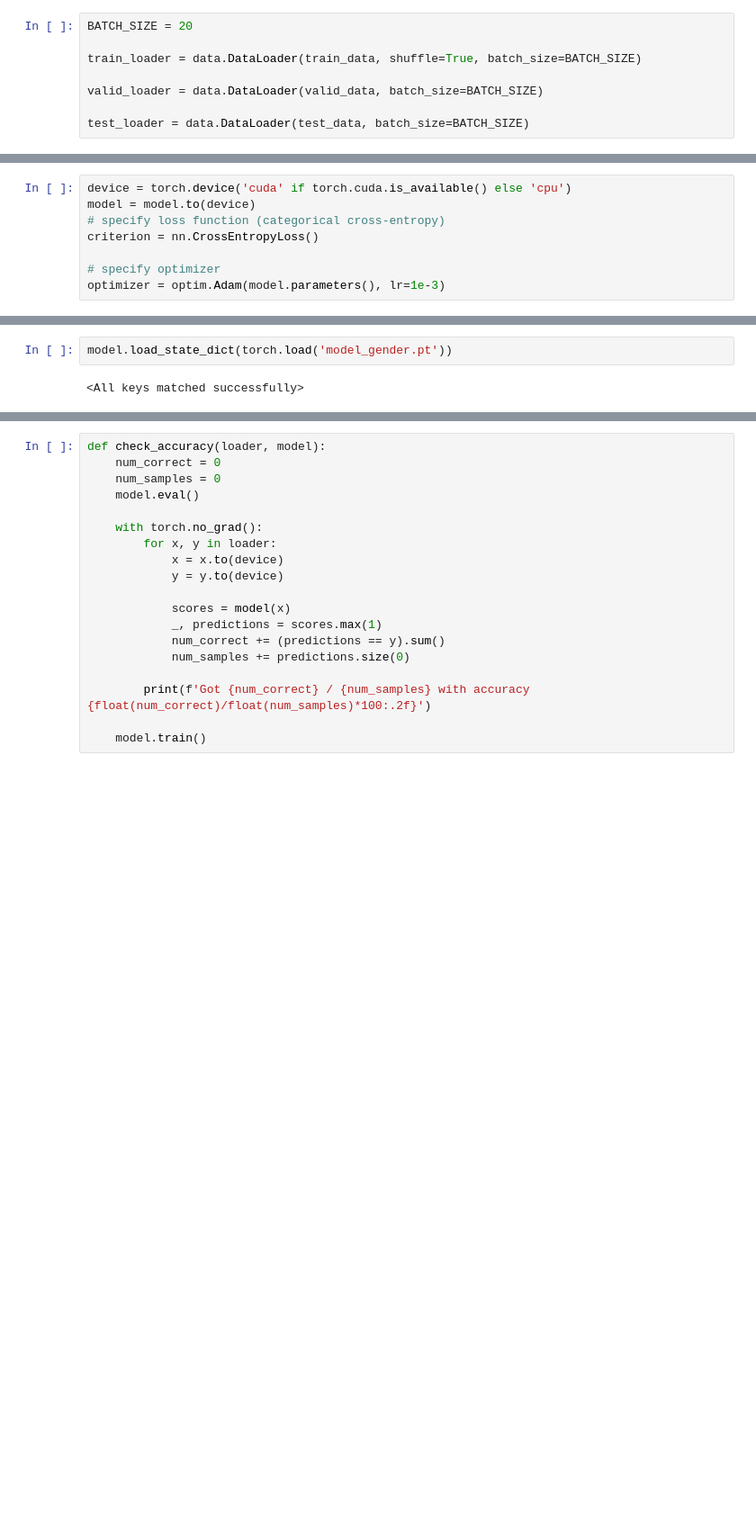
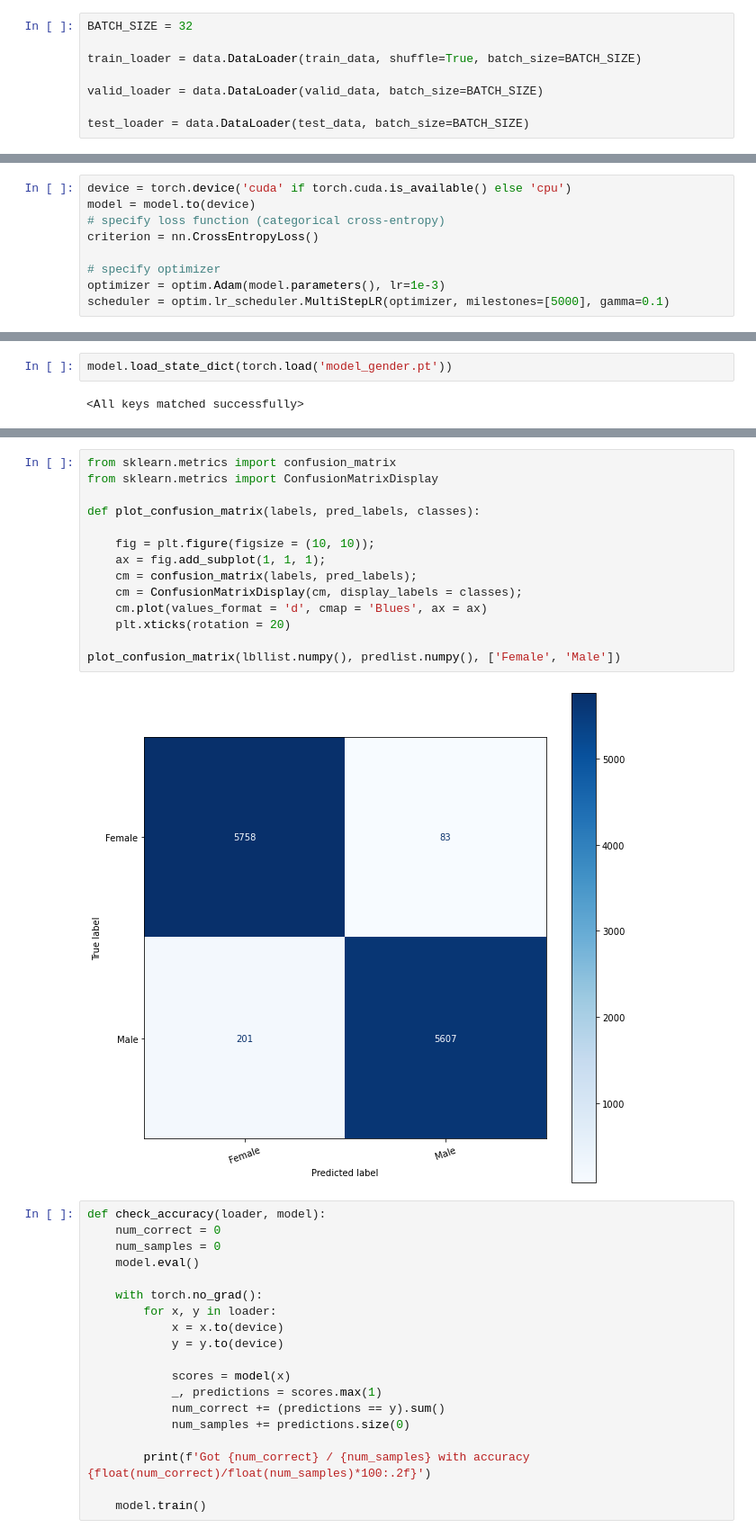
Before and after one commit to Shahrullo/Gender_Classification, a Jupyter notebook: Gender Classification.ipynb, the cells around one changed output, grey strips where cells are left out. Shown at 90% size. Saved outputs shown, nothing was run; the diff lists cells and outputs as text; blank space fills up the shorter version.

```diff
--- a/Gender Classification.ipynb
+++ b/Gender Classification.ipynb
@@ -131,7 +130,7 @@ Number of testing examples: 11649
 # %% [markdown]
 Now, we prepare dataloader (combine dataset and sampler) with largest batch size that fits on our GPU
 # %%
-BATCH_SIZE = 20
+BATCH_SIZE = 32
 
 train_loader = data.DataLoader(train_data, shuffle=True, batch_size=BATCH_SIZE)
 
@@ -222,5 +221,6 @@ criterion = nn.CrossEntropyLoss()
 
 # specify optimizer
 optimizer = optim.Adam(model.parameters(), lr=1e-3)
+scheduler = optim.lr_scheduler.MultiStepLR(optimizer, milestones=[5000], gamma=0.1)
 # %% [markdown]
 ## Training the Model
@@ -381,3 +411,19 @@ print(class_accuracy)
+# %%
+from sklearn.metrics import confusion_matrix
+from sklearn.metrics import ConfusionMatrixDisplay
+
+def plot_confusion_matrix(labels, pred_labels, classes):
+
+    fig = plt.figure(figsize = (10, 10));
+    ax = fig.add_subplot(1, 1, 1);
+    cm = confusion_matrix(labels, pred_labels);
+    cm = ConfusionMatrixDisplay(cm, display_labels = classes);
+    cm.plot(values_format = 'd', cmap = 'Blues', ax = ax)
+    plt.xticks(rotation = 20)
+
+plot_confusion_matrix(lbllist.numpy(), predlist.numpy(), ['Female', 'Male'])
+# %% [output]
+[figure, added]
 # %%
 def check_accuracy(loader, model):
     num_correct = 0
```
Also changed, not shown: parts of 17 cells of this notebook.
